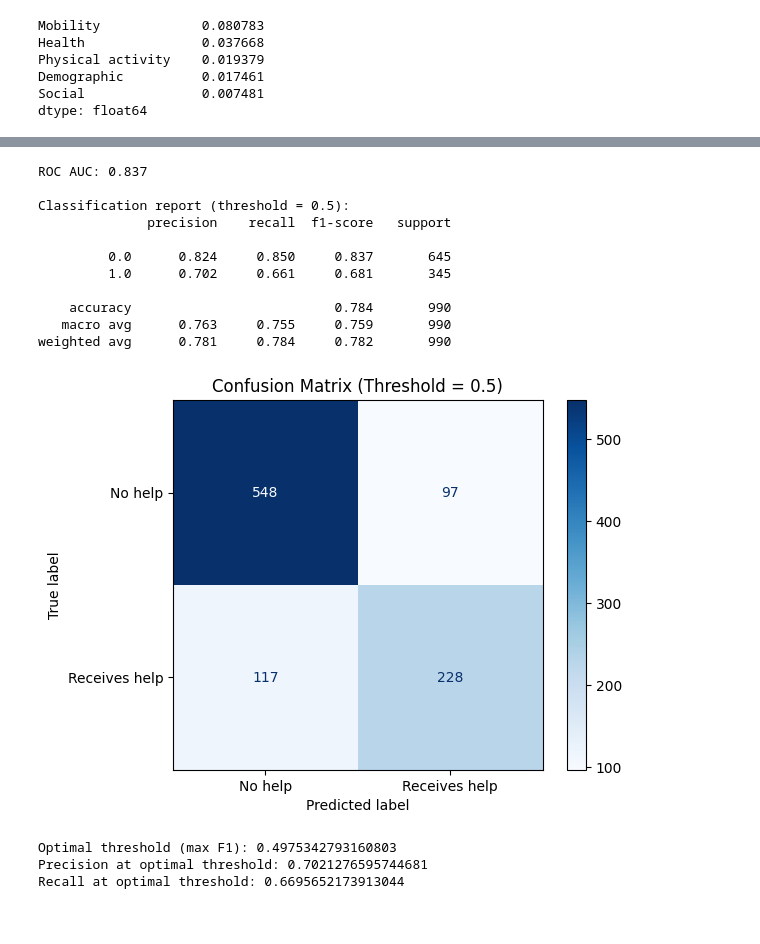
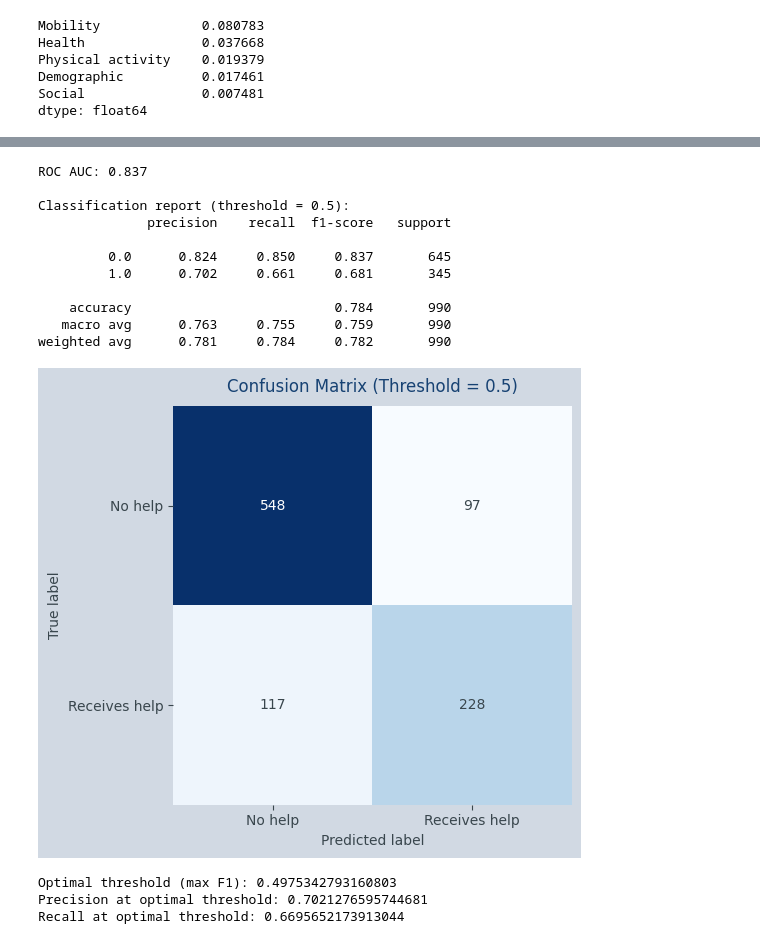
Before and after one commit to kimmypeever/leeds_capstone, a Jupyter notebook: src/main.ipynb, the cells around one changed output, grey strips where cells are left out. Drawn from its saved outputs; the diff is of its cells as text; code cells hidden in the pictures.

```diff
--- a/src/main.ipynb
+++ b/src/main.ipynb
@@ -387,3 +562,21 @@ Physical activity    0.019379
 Demographic          0.017461
 Social               0.007481
 dtype: float64
+# %%
+fig, ax = plt.subplots(figsize=(7, 4))
+fig.patch.set_facecolor(PALE_BLUE)  # outside plot
+ax.set_facecolor(WHITE)             # inside plot
+
+ax.bar(grouped_imp_s.index, grouped_imp_s.values, color=NAVY)
+
+ax.set_title("Grouped Permutation Importance (Test set)", color=NAVY, pad=10)
+ax.set_ylabel("Sum of permutation importance (ROC AUC decrease)", color=CHARCOAL)
+ax.tick_params(axis="x", colors=CHARCOAL)
+ax.tick_params(axis="y", colors=CHARCOAL)
+
+for spine in ax.spines.values():
+    spine.set_visible(False)
+
+plt.xticks(rotation=20, ha="right")
+plt.tight_layout()
+plt.show()
@@ -393,36 +588,55 @@ y_prob = best_rf.predict_proba(X_test)[:, 1]
 y_pred = (y_prob >= 0.5).astype(int)
 
 # ROC AUC
 auc = roc_auc_score(y_test, y_prob)
 print(f"ROC AUC: {auc:.3f}")
 
 # Classification report
 print("\nClassification report (threshold = 0.5):")
 print(classification_report(y_test, y_pred, digits=3))
 
 # Confusion matrix
 cm = confusion_matrix(y_test, y_pred)
+
+fig, ax = plt.subplots(figsize=(6, 5))
+fig.patch.set_facecolor(PALE_BLUE)
+ax.set_facecolor(WHITE)
+
 disp = ConfusionMatrixDisplay(
     confusion_matrix=cm,
     display_labels=["No help", "Receives help"]
 )
 
-disp.plot(cmap="Blues")
-plt.title("Confusion Matrix (Threshold = 0.5)")
+disp.plot(ax=ax, cmap="Blues", colorbar=False)
+
+ax.set_title("Confusion Matrix (Threshold = 0.5)", color=NAVY, pad=10)
+ax.set_xlabel("Predicted label", color=CHARCOAL)
+ax.set_ylabel("True label", color=CHARCOAL)
+ax.tick_params(colors=CHARCOAL)
+
+# Make the numbers readable on dark cells
+for t in ax.texts:
+    t.set_color(WHITE if t.get_text().strip() and float(t.get_text()) > cm.max() * 0.5 else CHARCOAL)
+
+# Clean poster look
+for spine in ax.spines.values():
+    spine.set_visible(False)
+
+plt.tight_layout()
 plt.show()
 # %% [output]
 ROC AUC: 0.837
 
 Classification report (threshold = 0.5):
               precision    recall  f1-score   support
 
          0.0      0.824     0.850     0.837       645
          1.0      0.702     0.661     0.681       345
 
     accuracy                          0.784       990
    macro avg      0.763     0.755     0.759       990
 weighted avg      0.781     0.784     0.782       990
-[figure, old version]
+[figure, new version]
 # %%
 # Predicted probabilities on test set
 probs = best_rf.predict_proba(X_test)[:, 1]
```
Also changed, not shown: parts of 15 cells of this notebook.
